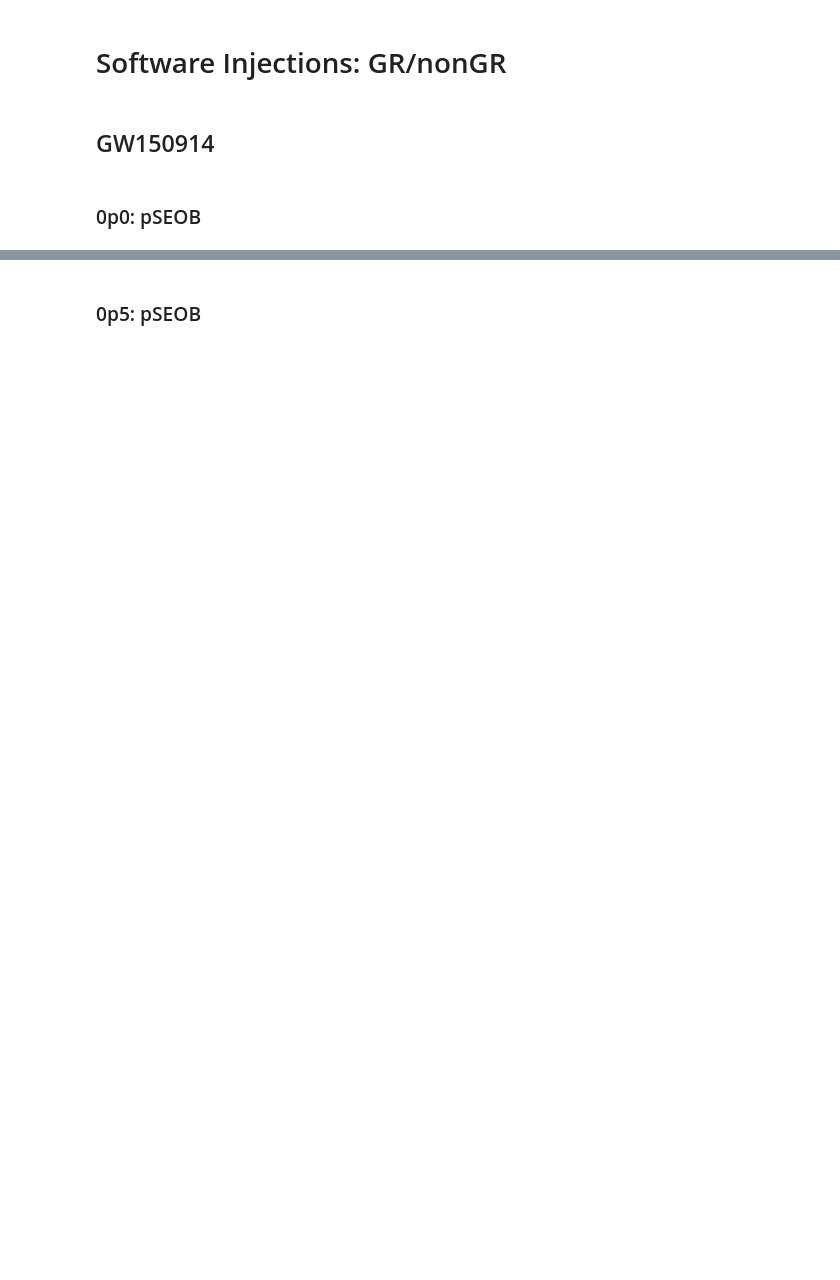
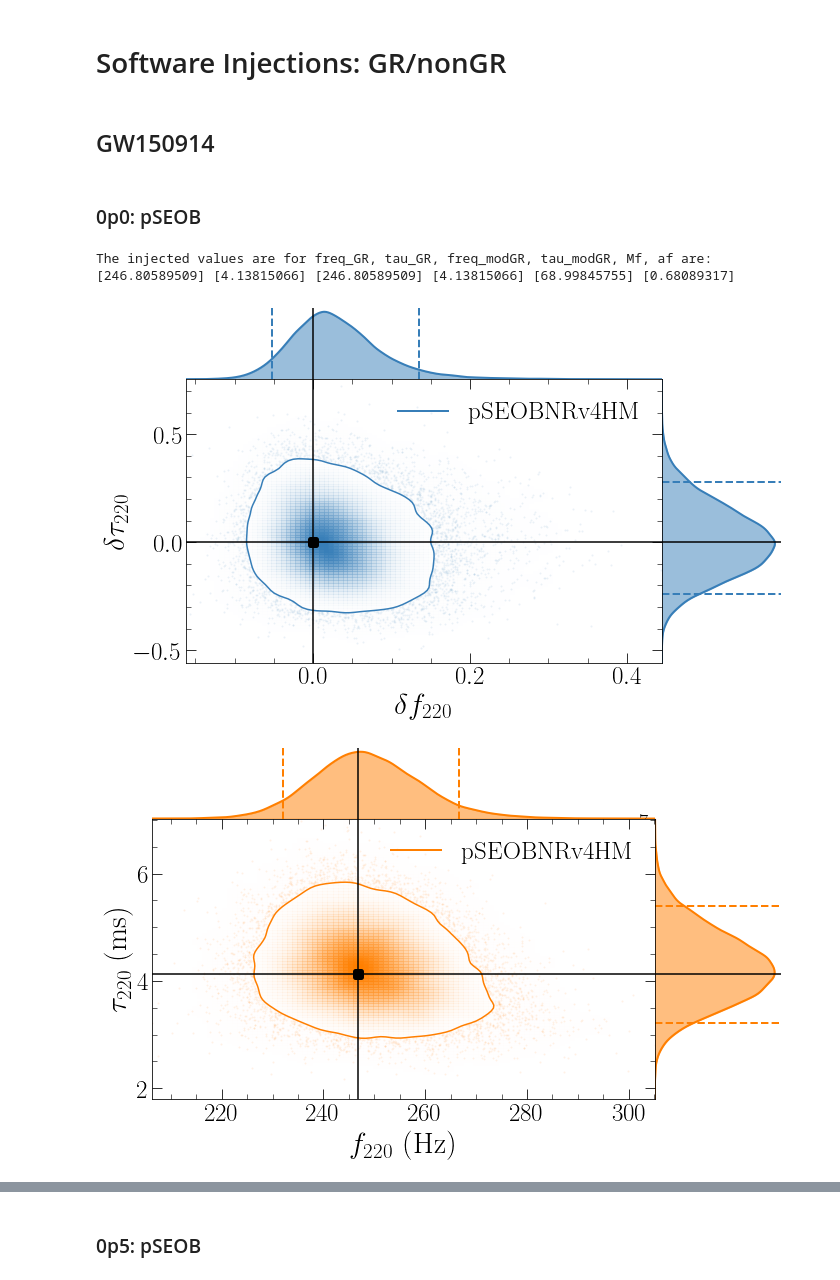
Before and after one commit to abhirup-ghosh/spinqnm, a Jupyter notebook: papers/intro_paper/paper_plots.ipynb, the cells around one changed output, grey strips where cells are left out. Cells and saved outputs as stored; diff of their text form; code cells hidden in the pictures; blank space fills up the shorter version.

Commit message:
updated figures

```diff
--- a/papers/intro_paper/paper_plots.ipynb
+++ b/papers/intro_paper/paper_plots.ipynb
@@ -380,3 +399,7 @@ def make_nice_plot_comparison(data1, data2, file_name, p1_bins=np.linspace(-1,1,
+# %%
+CB_color_list = ['#377eb8', '#ff7f00', '#4daf4a',
+                  '#f781bf', '#a65628', '#984ea3',
+                  '#999999', '#e41a1c', '#dede00']
 # %% [markdown]
 # Software Injections: GR/nonGR
 # %%
@@ -411,39 +434,40 @@ tau_GR_inj *= 1000.
 tau_modGR_inj *= 1000.
 
 
 print("The injected values are for freq_GR, tau_GR, freq_modGR, tau_modGR, Mf, af are: ",\
       freq_GR_inj, tau_GR_inj, freq_modGR_inj, tau_modGR_inj, Mf_inj, af_inj)
 
 # read data
 data = data_dict['GW150914']['0p0']
 
 # read out the specific columns: m1,m2,a1z,a2z,domega220,dtau220
 m1, m2, a1z, a2z, domega, dtau = data["m1"], data["m2"], data["a1z"], data["a2z"], data["domega220"], data["dtau220"]
 
 # construct the frequencies and damping times
 freq_GR, tau_GR, freq_modGR, tau_modGR = eff_quant(m1, m2, a1z, a2z, domega, dtau, [2,2])
 
 # construct the final mass and spin
 Mf, af = Mjfinal220(2.*np.pi*freq_modGR,tau_modGR)
 
 # converty damping time samples from second to milli-second
 tau_GR *= 1000.
 tau_modGR *= 1000.
 
 make_nice_plot(domega, dtau, file_name='./figures/GW150914_simulated_signal_0p0_deltaf220_deltatau220.png',\
-                   p1_bins=np.linspace(-1,1,1000), \
-                   p2_bins=np.linspace(-1,1,1000), params=['domega220','dtau220'], \
-                   p1_inj=0., p2_inj=0., color='red', label='pSEOBNRv4HM',\
+                   params=['domega220','dtau220'], \
+                   p1_inj=0., p2_inj=0., color=CB_color_list[0], label='pSEOBNRv4HM',\
                    axeslabels=['$\delta f _{220}$','$\delta \\tau _{220}$'])
 
 make_nice_plot(freq_modGR, tau_modGR, file_name='./figures/GW150914_simulated_signal_0p0_f220_tau220.png',\
-                   p1_bins=np.linspace(200,300,1000), \
-                   p2_bins=np.linspace(2,8,1000), params=['domega220','dtau220'], \
-                   p1_inj=freq_modGR_inj, p2_inj=tau_modGR_inj, color='red', label='pSEOBNRv4HM',\
+                   params=['domega220','dtau220'], \
+                   p1_inj=freq_modGR_inj, p2_inj=tau_modGR_inj, color=CB_color_list[1], label='pSEOBNRv4HM',\
                    axeslabels=['$f _{220}$ (Hz)','$\\tau _{220}$ (ms)'])
 
 make_nice_plot(Mf, af, file_name='./figures/GW150914_simulated_signal_0p0_Mfaf.png',\
-                   p1_bins=np.linspace(40,100, 1000), \
-                   p2_bins=np.linspace(-1,1,1000), params=['domega220','dtau220'], \
-                   p1_inj=Mf_inj, p2_inj=af_inj, color='red', label='pSEOBNRv4HM',\
+                   params=['domega220','dtau220'], \
+                   p1_inj=Mf_inj, p2_inj=af_inj, color=CB_color_list[2], label='pSEOBNRv4HM',\
                    axeslabels=['$M_f/M_\odot$','$a_f$'])
+# %% [output]
+The injected values are for freq_GR, tau_GR, freq_modGR, tau_modGR, Mf, af are:  [246.80589509] [4.13815066] [246.80589509] [4.13815066] [68.99845755] [0.68089317]
+[figure, added]
+[figure, added]
```
Also changed, not shown: parts of 22 cells of this notebook, 36 other files.
